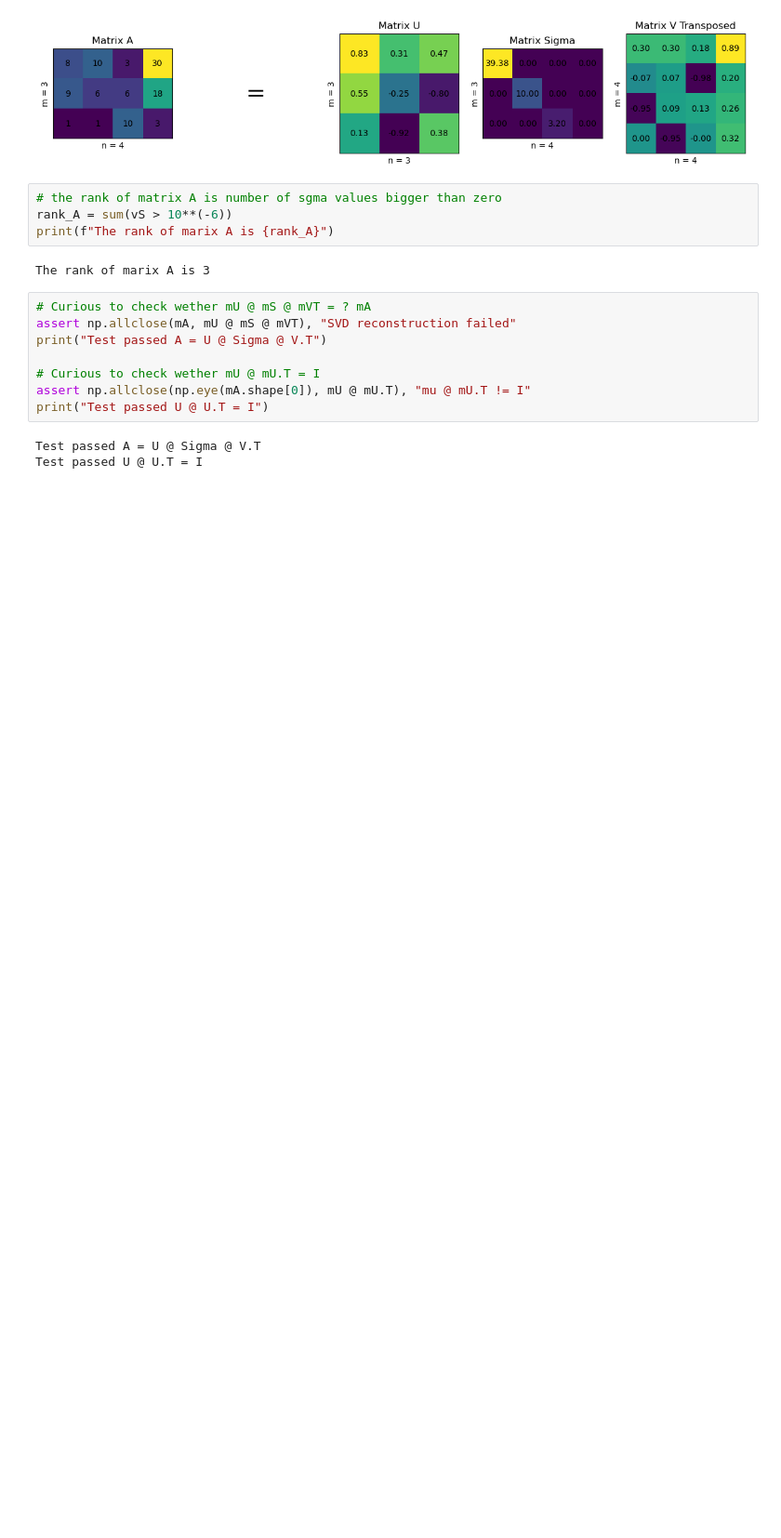
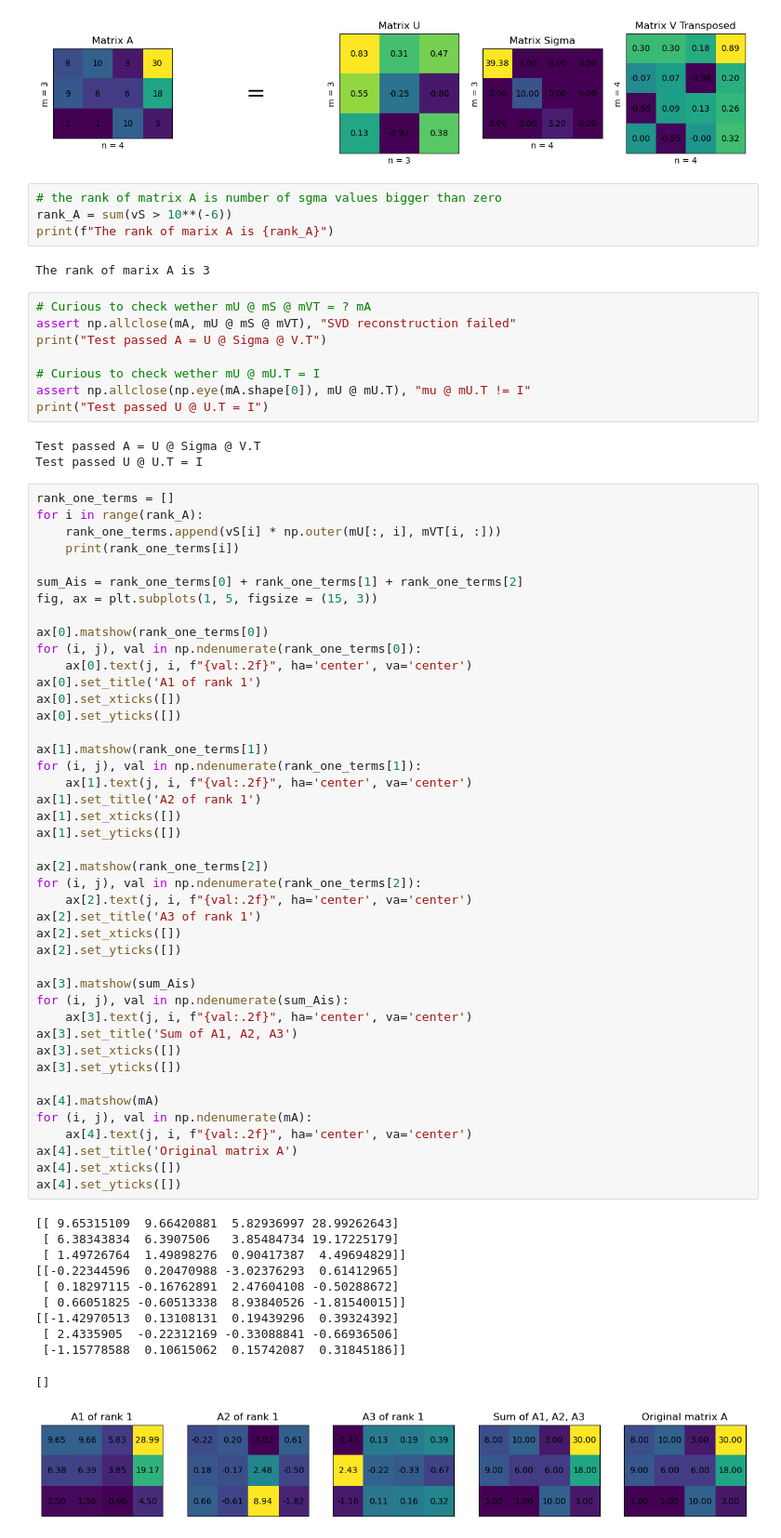
Before and after one commit to kiriyevskykiril/ai-program-2026, a Jupyter notebook: practice/SVD_practice.ipynb, the cells around one changed output. Shown at 93% size. Cells and saved outputs as stored; diff of their text form; blank space fills up the shorter version.

```diff
--- a/practice/SVD_practice.ipynb
+++ b/practice/SVD_practice.ipynb
@@ -88,3 +88,58 @@ print("Test passed U @ U.T = I")
 # %% [output]
 Test passed A = U @ Sigma @ V.T
 Test passed U @ U.T = I
+# %%
+rank_one_terms = []
+for i in range(rank_A):
+    rank_one_terms.append(vS[i] * np.outer(mU[:, i], mVT[i, :]))
+    print(rank_one_terms[i])
+
+sum_Ais = rank_one_terms[0] + rank_one_terms[1] + rank_one_terms[2]
+fig, ax = plt.subplots(1, 5, figsize = (15, 3))
+
+ax[0].matshow(rank_one_terms[0])
+for (i, j), val in np.ndenumerate(rank_one_terms[0]):
+    ax[0].text(j, i, f"{val:.2f}", ha='center', va='center')
+ax[0].set_title('A1 of rank 1')
+ax[0].set_xticks([])
+ax[0].set_yticks([])
+
+ax[1].matshow(rank_one_terms[1])
+for (i, j), val in np.ndenumerate(rank_one_terms[1]):
+    ax[1].text(j, i, f"{val:.2f}", ha='center', va='center')
+ax[1].set_title('A2 of rank 1')
+ax[1].set_xticks([])
+ax[1].set_yticks([])
+
+ax[2].matshow(rank_one_terms[2])
+for (i, j), val in np.ndenumerate(rank_one_terms[2]):
+    ax[2].text(j, i, f"{val:.2f}", ha='center', va='center')
+ax[2].set_title('A3 of rank 1')
+ax[2].set_xticks([])
+ax[2].set_yticks([])
+
+ax[3].matshow(sum_Ais)
+for (i, j), val in np.ndenumerate(sum_Ais):
+    ax[3].text(j, i, f"{val:.2f}", ha='center', va='center')
+ax[3].set_title('Sum of A1, A2, A3')
+ax[3].set_xticks([])
+ax[3].set_yticks([])
+
+ax[4].matshow(mA)
+for (i, j), val in np.ndenumerate(mA):
+    ax[4].text(j, i, f"{val:.2f}", ha='center', va='center')
+ax[4].set_title('Original matrix A')
+ax[4].set_xticks([])
+ax[4].set_yticks([])
+# %% [output]
+[[ 9.65315109  9.66420881  5.82936997 28.99262643]
+ [ 6.38343834  6.3907506   3.85484734 19.17225179]
+ [ 1.49726764  1.49898276  0.90417387  4.49694829]]
+[[-0.22344596  0.20470988 -3.02376293  0.61412965]
+ [ 0.18297115 -0.16762891  2.47604108 -0.50288672]
+ [ 0.66051825 -0.60513338  8.93840526 -1.81540015]]
+[[-1.42970513  0.13108131  0.19439296  0.39324392]
+ [ 2.4335905  -0.22312169 -0.33088841 -0.66936506]
+ [-1.15778588  0.10615062  0.15742087  0.31845186]]
+[]
+[figure, added]
```
Also changed, not shown: parts of 1 cell of this notebook.
